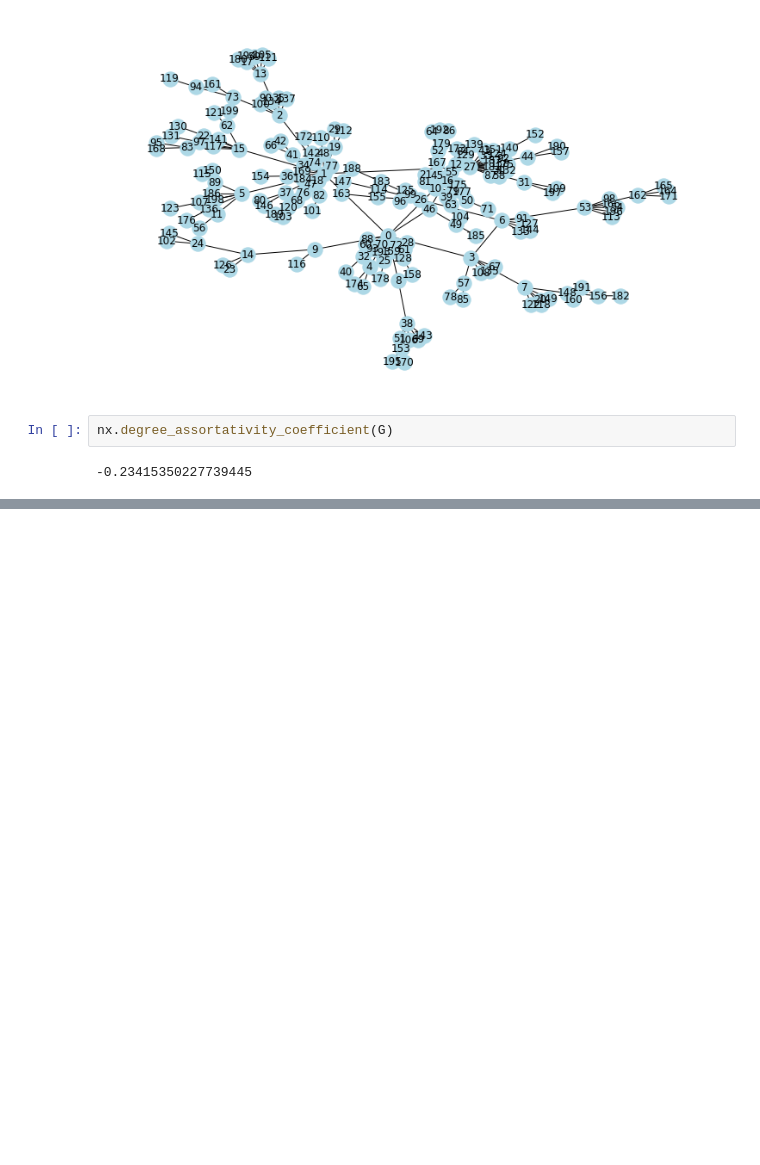
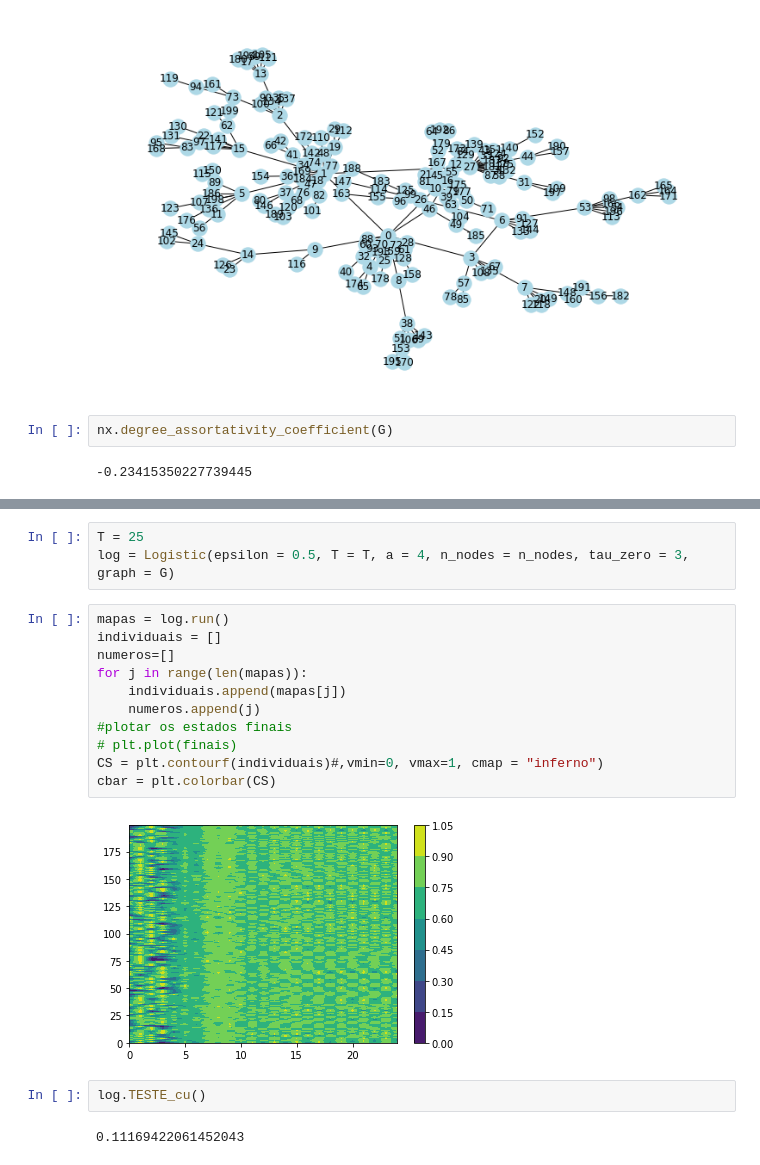
Before and after one commit to ricardotetti/Chaotic_Logistic_Maps, a Jupyter notebook: Assortative Networks.ipynb, the cells around one changed output, grey strips where cells are left out. Cells and saved outputs as stored; diff of their text form; blank space fills up the shorter version.

```diff
--- a/Assortative Networks.ipynb
+++ b/Assortative Networks.ipynb
@@ -53,0 +185,20 @@ Assortativity: -0.3178489304554503
+# %%
+T = 25
+log = Logistic(epsilon = 0.5, T = T, a = 4, n_nodes = n_nodes, tau_zero = 3, graph = G)
+# %%
+mapas = log.run()
+individuais = []
+numeros=[]
+for j in range(len(mapas)):
+    individuais.append(mapas[j])
+    numeros.append(j)
+#plotar os estados finais
+# plt.plot(finais)
+CS = plt.contourf(individuais)#,vmin=0, vmax=1, cmap = "inferno")
+cbar = plt.colorbar(CS)
+# %% [output]
+[figure, added]
+# %%
+log.TESTE_cu()
+# %% [output]
+0.11169422061452043
```
Also changed, not shown: parts of 3 cells of this notebook, 5 other files.
